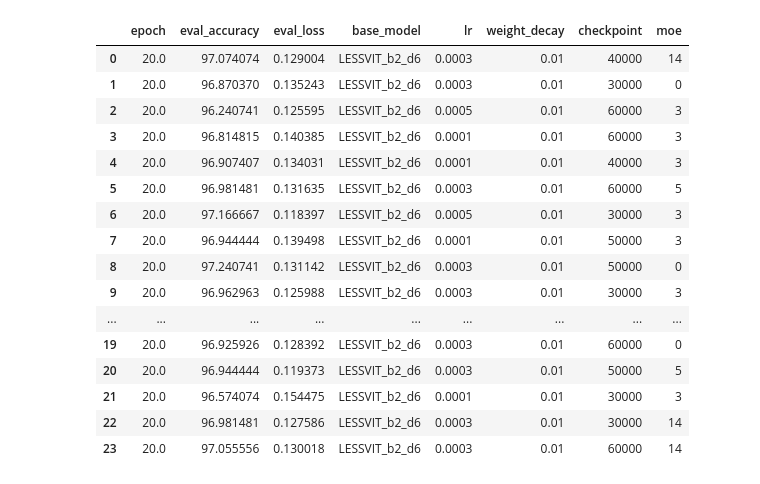
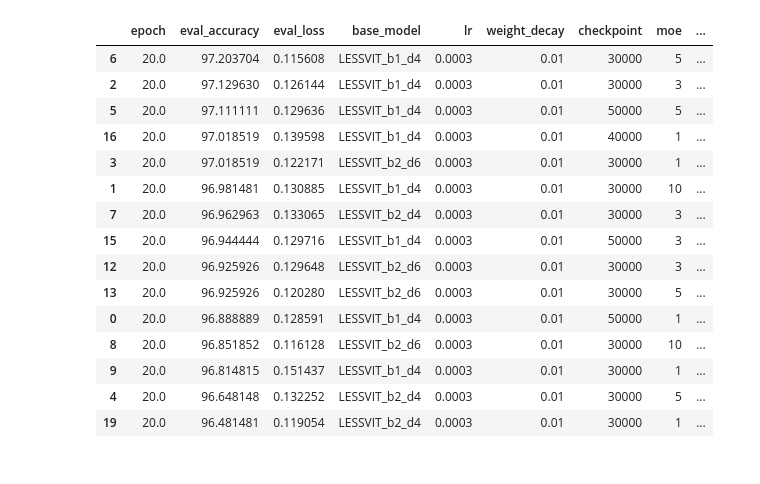
Before and after one commit to uiuctml/GeospatialFM, a Jupyter notebook: collect_results.ipynb, the cells around one changed output. Cells and saved outputs as stored; diff of their text form; code cells hidden in the pictures.

```diff
--- a/collect_results.ipynb
+++ b/collect_results.ipynb
@@ -64,21 +68,21 @@ df_all = get_target_logs(filtered_model_names, dataset)
-# %%
-df_all
-# %% [output]
-|  | epoch | eval_accuracy | eval_loss | base_model | lr | weight_decay | checkpoint | moe |
-| 0 | 20.0 | 97.074074 | 0.129004 | LESSVIT_b2_d6 | 0.0003 | 0.01 | 40000 | 14 |
-| 1 | 20.0 | 96.870370 | 0.135243 | LESSVIT_b2_d6 | 0.0003 | 0.01 | 30000 | 0 |
-| 2 | 20.0 | 96.240741 | 0.125595 | LESSVIT_b2_d6 | 0.0005 | 0.01 | 60000 | 3 |
-| 3 | 20.0 | 96.814815 | 0.140385 | LESSVIT_b2_d6 | 0.0001 | 0.01 | 60000 | 3 |
-| 4 | 20.0 | 96.907407 | 0.134031 | LESSVIT_b2_d6 | 0.0001 | 0.01 | 40000 | 3 |
-| 5 | 20.0 | 96.981481 | 0.131635 | LESSVIT_b2_d6 | 0.0003 | 0.01 | 60000 | 5 |
-| 6 | 20.0 | 97.166667 | 0.118397 | LESSVIT_b2_d6 | 0.0005 | 0.01 | 30000 | 3 |
-| 7 | 20.0 | 96.944444 | 0.139498 | LESSVIT_b2_d6 | 0.0001 | 0.01 | 50000 | 3 |
-| 8 | 20.0 | 97.240741 | 0.131142 | LESSVIT_b2_d6 | 0.0003 | 0.01 | 50000 | 0 |
-| 9 | 20.0 | 96.962963 | 0.125988 | LESSVIT_b2_d6 | 0.0003 | 0.01 | 30000 | 3 |
-| ... | ... | ... | ... | ... | ... | ... | ... | ... |
-| 19 | 20.0 | 96.925926 | 0.128392 | LESSVIT_b2_d6 | 0.0003 | 0.01 | 60000 | 0 |
-| 20 | 20.0 | 96.944444 | 0.119373 | LESSVIT_b2_d6 | 0.0003 | 0.01 | 50000 | 5 |
-| 21 | 20.0 | 96.574074 | 0.154475 | LESSVIT_b2_d6 | 0.0001 | 0.01 | 30000 | 3 |
-| 22 | 20.0 | 96.981481 | 0.127586 | LESSVIT_b2_d6 | 0.0003 | 0.01 | 30000 | 14 |
-| 23 | 20.0 | 97.055556 | 0.130018 | LESSVIT_b2_d6 | 0.0003 | 0.01 | 60000 | 14 |
+# %%
+df_all = df_all.sort_values(by=['eval_accuracy'], ascending=False).loc[(df_all.lr==0.0003)]
+df_all
+# %% [output]
+|  | epoch | eval_accuracy | eval_loss | base_model | lr | weight_decay | checkpoint | moe | ... |
+| 6 | 20.0 | 97.203704 | 0.115608 | LESSVIT_b1_d4 | 0.0003 | 0.01 | 30000 | 5 | ... |
+| 2 | 20.0 | 97.129630 | 0.126144 | LESSVIT_b1_d4 | 0.0003 | 0.01 | 30000 | 3 | ... |
+| 5 | 20.0 | 97.111111 | 0.129636 | LESSVIT_b1_d4 | 0.0003 | 0.01 | 50000 | 5 | ... |
+| 16 | 20.0 | 97.018519 | 0.139598 | LESSVIT_b1_d4 | 0.0003 | 0.01 | 40000 | 1 | ... |
+| 3 | 20.0 | 97.018519 | 0.122171 | LESSVIT_b2_d6 | 0.0003 | 0.01 | 30000 | 1 | ... |
+| 1 | 20.0 | 96.981481 | 0.130885 | LESSVIT_b1_d4 | 0.0003 | 0.01 | 30000 | 10 | ... |
+| 7 | 20.0 | 96.962963 | 0.133065 | LESSVIT_b2_d4 | 0.0003 | 0.01 | 30000 | 3 | ... |
+| 15 | 20.0 | 96.944444 | 0.129716 | LESSVIT_b1_d4 | 0.0003 | 0.01 | 50000 | 3 | ... |
+| 12 | 20.0 | 96.925926 | 0.129648 | LESSVIT_b2_d6 | 0.0003 | 0.01 | 30000 | 3 | ... |
+| 13 | 20.0 | 96.925926 | 0.120280 | LESSVIT_b2_d6 | 0.0003 | 0.01 | 30000 | 5 | ... |
+| 0 | 20.0 | 96.888889 | 0.128591 | LESSVIT_b1_d4 | 0.0003 | 0.01 | 50000 | 1 | ... |
+| 8 | 20.0 | 96.851852 | 0.116128 | LESSVIT_b2_d6 | 0.0003 | 0.01 | 30000 | 10 | ... |
+| 9 | 20.0 | 96.814815 | 0.151437 | LESSVIT_b1_d4 | 0.0003 | 0.01 | 30000 | 1 | ... |
+| 4 | 20.0 | 96.648148 | 0.132252 | LESSVIT_b2_d4 | 0.0003 | 0.01 | 30000 | 5 | ... |
+| 19 | 20.0 | 96.481481 | 0.119054 | LESSVIT_b2_d4 | 0.0003 | 0.01 | 30000 | 1 | ... |
 # %%
```
Also changed, not shown: parts of 15 cells of this notebook, 4 other files.
